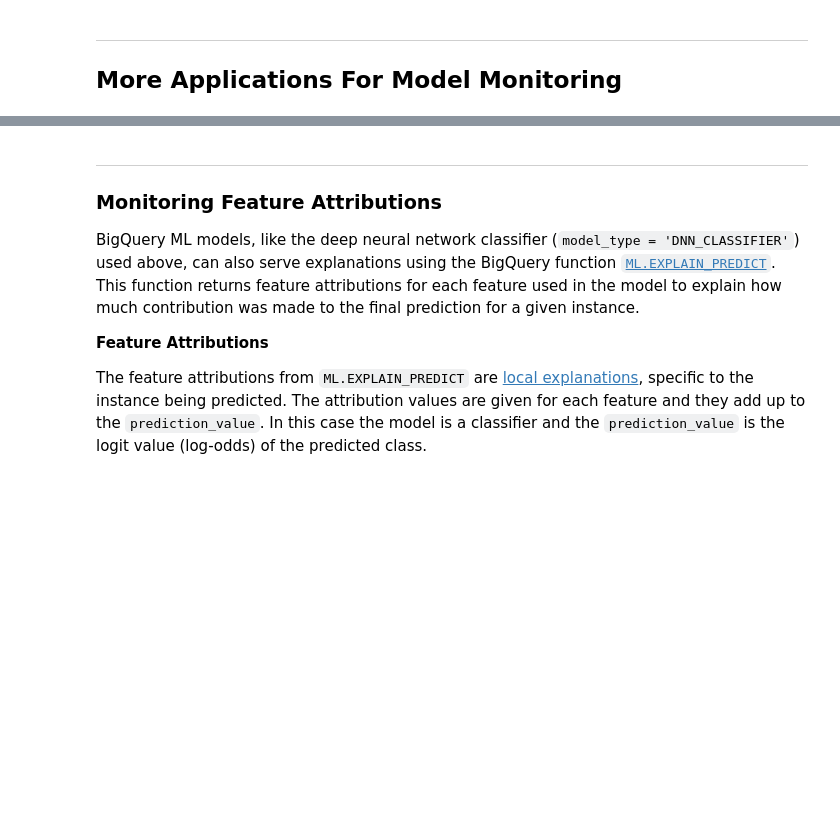
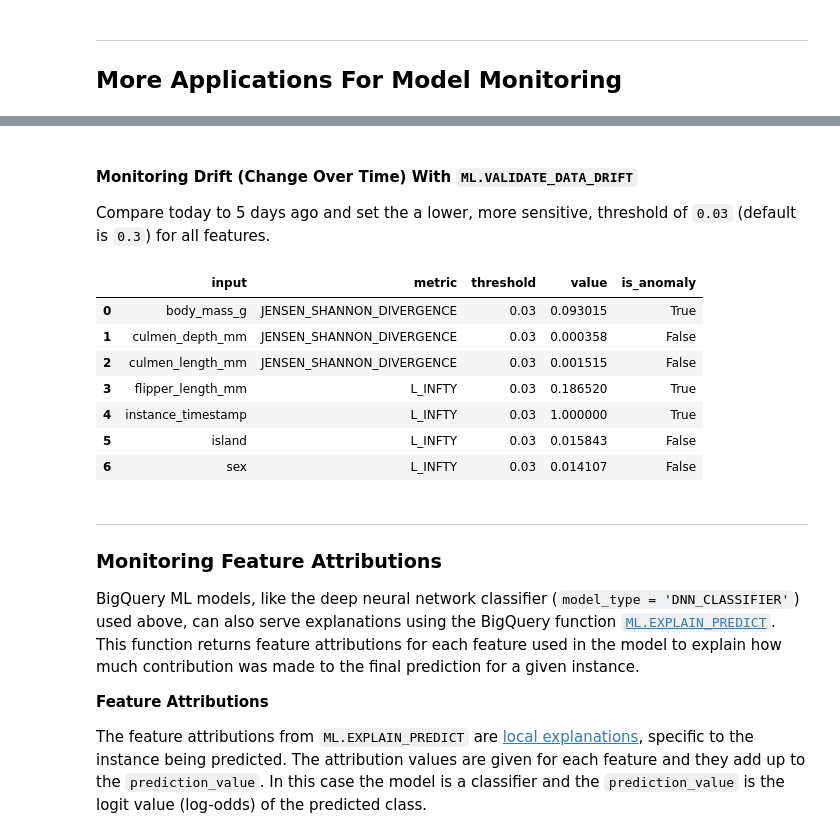
Before and after one commit to statmike/vertex-ai-mlops, a Jupyter notebook: Model Monitoring/bqml-model-monitoring-tutorial.ipynb, the cells around one changed output, grey strips where cells are left out. Drawn from its saved outputs; the diff is of its cells as text; code cells hidden in the pictures; blank space fills up the shorter version.

Commit message:
added understanding metrics and alert job

```diff
--- a/Model Monitoring/bqml-model-monitoring-tutorial.ipynb
+++ b/Model Monitoring/bqml-model-monitoring-tutorial.ipynb
@@ -888,3 +1135,47 @@ tfdv.display_anomalies(
+# %% [markdown]
+#### Monitoring Drift (Change Over Time) With `ML.VALIDATE_DATA_DRIFT`
+
+Compare today to 5 days ago and set the a lower, more sensitive, threshold of `0.03` (default is `0.3`) for all features.
+# %%
+%%bigquery
+SELECT *
+FROM ML.VALIDATE_DATA_DRIFT(
+    (
+        SELECT *
+        FROM ML.TRANSFORM(
+            MODEL `statmike-mlops-349915.bqml_model_monitoring.classify_species_rf`,
+            (
+                SELECT *
+                FROM `statmike-mlops-349915.bqml_model_monitoring.serving_all`
+                WHERE DATE(instance_timestamp) = DATE_SUB(CURRENT_DATE(), INTERVAL 5 DAY)
+            )
+        )
+    ),
+    (
+        SELECT *
+        FROM ML.TRANSFORM(
+            MODEL `statmike-mlops-349915.bqml_model_monitoring.classify_species_rf`,
+            (
+                SELECT *
+                FROM `statmike-mlops-349915.bqml_model_monitoring.serving_all`
+                WHERE DATE(instance_timestamp) >= CURRENT_DATE()
+            )
+        )
+    ),
+    STRUCT(
+        0.03 AS categorical_default_threshold,
+        0.03 AS numerical_default_threshold
+    )
+)
+# %% [output]
+|  | input | metric | threshold | value | is_anomaly |
+| 0 | body_mass_g | JENSEN_SHANNON_DIVERGENCE | 0.03 | 0.093015 | True |
+| 1 | culmen_depth_mm | JENSEN_SHANNON_DIVERGENCE | 0.03 | 0.000358 | False |
+| 2 | culmen_length_mm | JENSEN_SHANNON_DIVERGENCE | 0.03 | 0.001515 | False |
+| 3 | flipper_length_mm | L_INFTY | 0.03 | 0.186520 | True |
+| 4 | instance_timestamp | L_INFTY | 0.03 | 1.000000 | True |
+| 5 | island | L_INFTY | 0.03 | 0.015843 | False |
+| 6 | sex | L_INFTY | 0.03 | 0.014107 | False |
 # %% [markdown]
 ---
 ### Monitoring Feature Attributions
```
Also changed, not shown: parts of 39 cells of this notebook.
